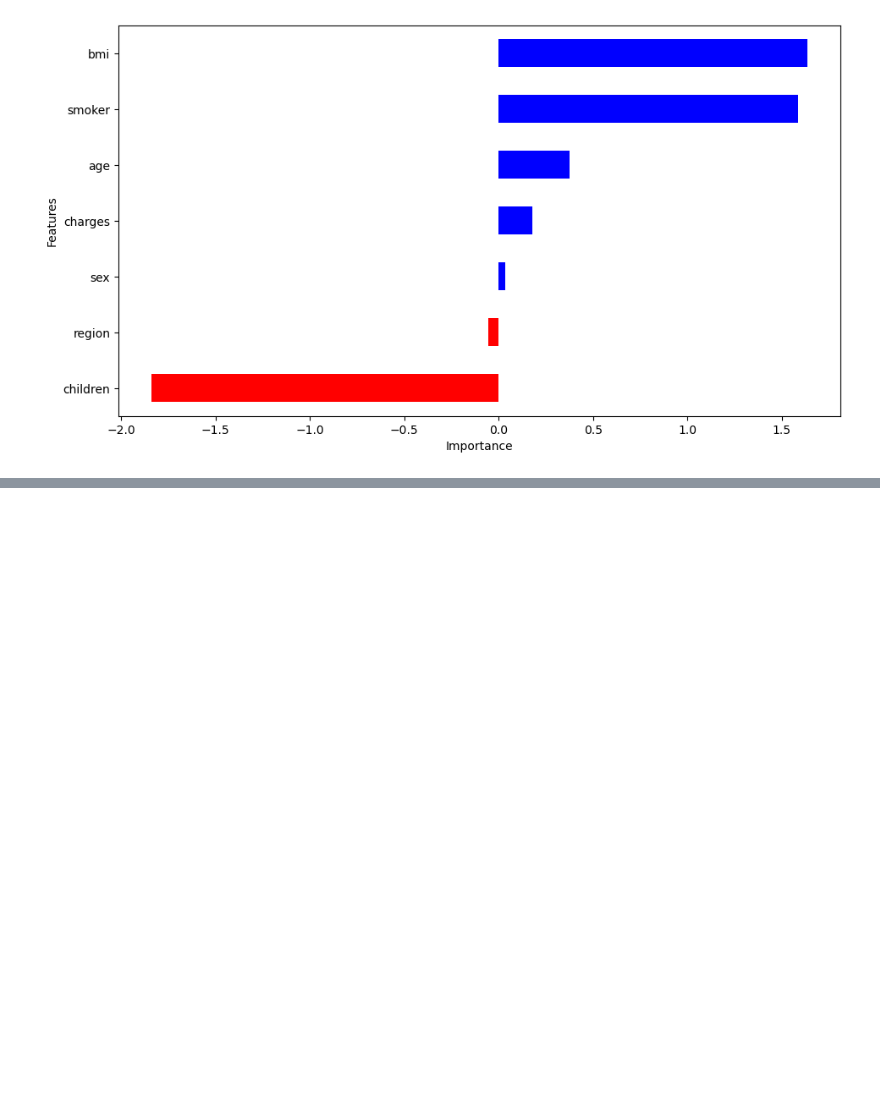
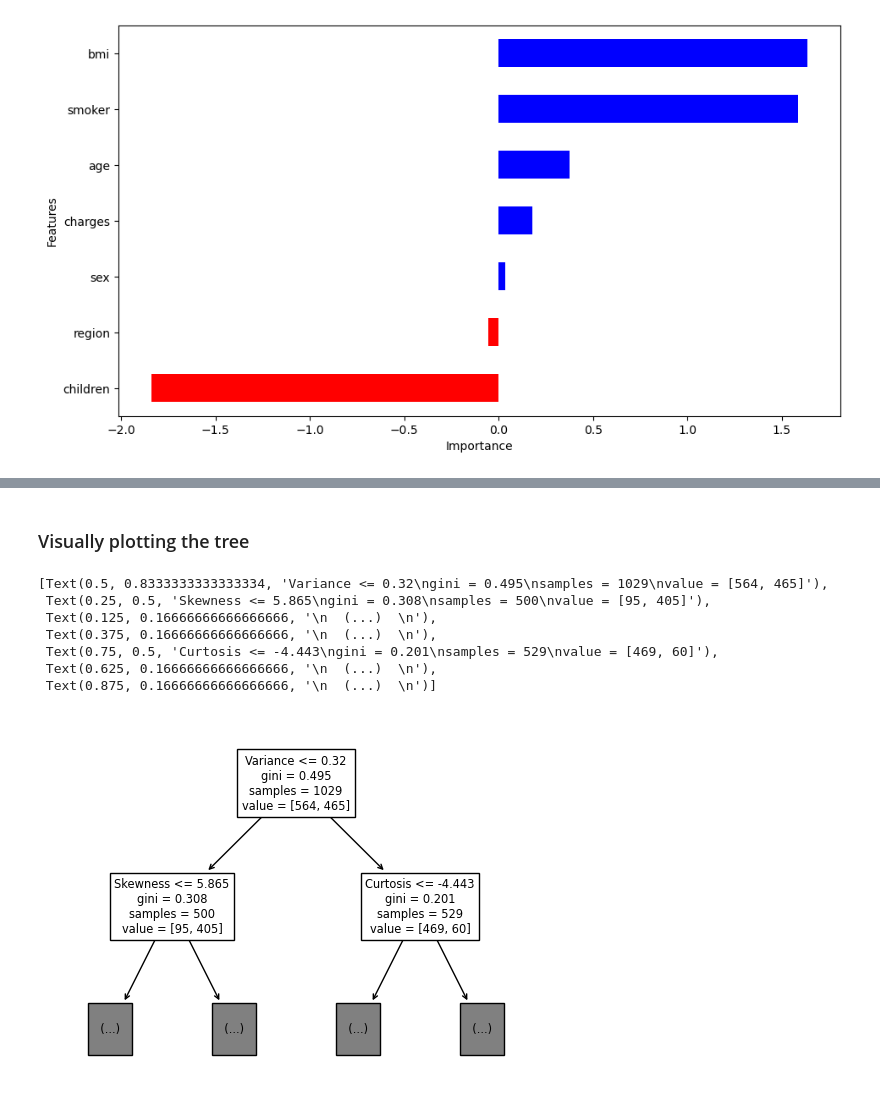
Before and after one commit to nishags83g/my-ai-learning, a Jupyter notebook: mylearnings.ipynb, the cells around one changed output, grey strips where cells are left out. Saved outputs shown, nothing was run; the diff lists cells and outputs as text; code cells hidden in the pictures; blank space fills up the shorter version.

```diff
--- a/mylearnings.ipynb
+++ b/mylearnings.ipynb
@@ -1165,0 +1247,2 @@ Text(0.5, 0, 'Importance')
+# %%
+y_pred=myClassifier.predict(X_test)
@@ -1165,0 +1253,7 @@ Text(0.5, 0, 'Importance')
+# %%
+#Create a dataframe with columns as original columns in X-test, y_test and y_pred
+compare_df = pd.DataFrame()
+compare_df = X_test
+compare_df['y_test']=y_test
+# %%
+compare_df['y_pred']=y_pred
@@ -1165,0 +1306,18 @@ Text(0.5, 0, 'Importance')
+# %% [markdown]
+### Visually plotting the tree
+# %%
+#.columns.values will give a numpy array to be passed as an argument in the plot_tree step
+feat_names=compare_df.columns.values
+# %%
+#To visually plot the decision tree. The tree can be plotted completely or can be printed in parts for better visibility
+from sklearn import tree
+tree.plot_tree(myClassifier,feature_names=feat_names,max_depth=1)
+# %% [output]
+[Text(0.5, 0.8333333333333334, 'Variance <= 0.32\ngini = 0.495\nsamples = 1029\nvalue = [564, 465]'),
+ Text(0.25, 0.5, 'Skewness <= 5.865\ngini = 0.308\nsamples = 500\nvalue = [95, 405]'),
+ Text(0.125, 0.16666666666666666, '\n  (...)  \n'),
+ Text(0.375, 0.16666666666666666, '\n  (...)  \n'),
+ Text(0.75, 0.5, 'Curtosis <= -4.443\ngini = 0.201\nsamples = 529\nvalue = [469, 60]'),
+ Text(0.625, 0.16666666666666666, '\n  (...)  \n'),
+ Text(0.875, 0.16666666666666666, '\n  (...)  \n')]
+[figure, added]
```
Also changed, not shown: parts of 21 cells of this notebook.
